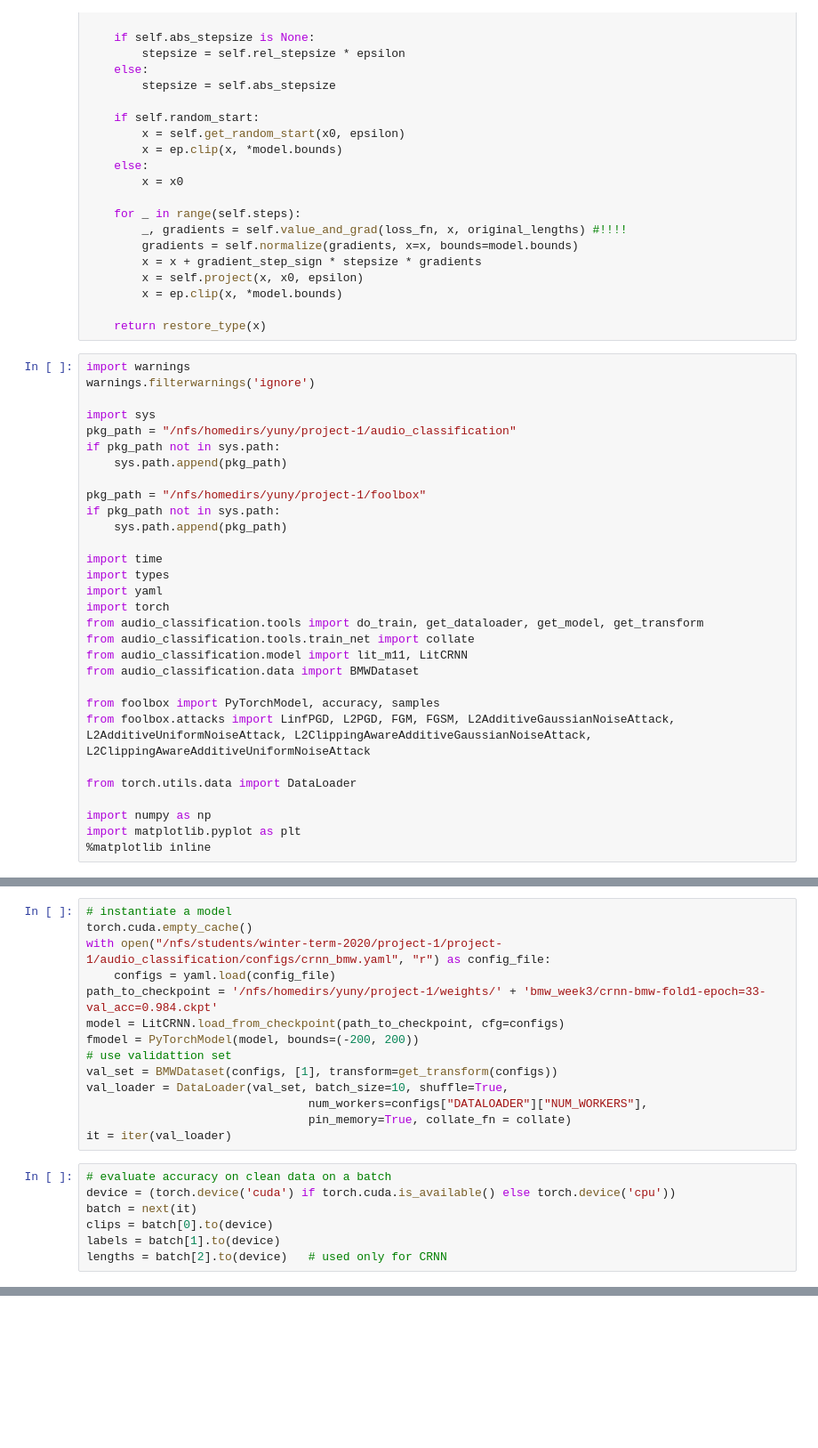
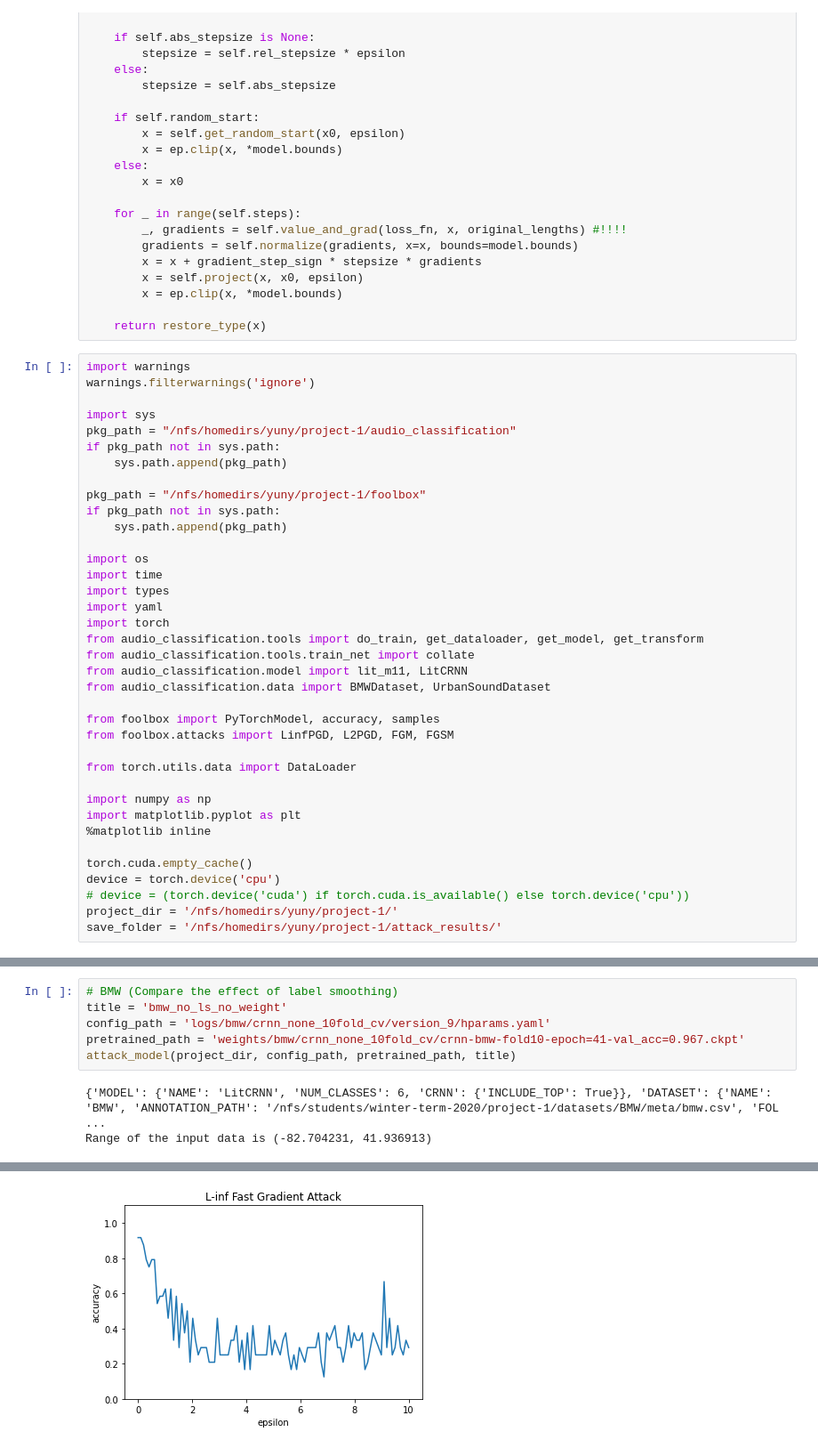
Before and after one commit to Vardanush/Robust-audio-classification, a Jupyter notebook: notebooks/foolbox_attacks.ipynb, the cells around one changed output, grey strips where cells are left out. Shown at 89% size. Saved outputs shown, nothing was run; the diff lists cells and outputs as text; blank space fills up the shorter version.

Commit message:
modify foolbox attack

```diff
--- a/notebooks/foolbox_attacks.ipynb
+++ b/notebooks/foolbox_attacks.ipynb
@@ -95,6 +95,7 @@ pkg_path = "/nfs/homedirs/yuny/project-1/foolbox"
 if pkg_path not in sys.path:
     sys.path.append(pkg_path)
 
+import os
 import time
 import types
 import yaml
@@ -102,13 +103,19 @@ import torch
 from audio_classification.tools import do_train, get_dataloader, get_model, get_transform
 from audio_classification.tools.train_net import collate
 from audio_classification.model import lit_m11, LitCRNN
-from audio_classification.data import BMWDataset
+from audio_classification.data import BMWDataset, UrbanSoundDataset
 
 from foolbox import PyTorchModel, accuracy, samples
-from foolbox.attacks import LinfPGD, L2PGD, FGM, FGSM, L2AdditiveGaussianNoiseAttack, L2AdditiveUniformNoiseAttack, L2ClippingAwareAdditiveGaussianNoiseAttack, L2ClippingAwareAdditiveUniformNoiseAttack
+from foolbox.attacks import LinfPGD, L2PGD, FGM, FGSM
 
 from torch.utils.data import DataLoader
 
 import numpy as np
 import matplotlib.pyplot as plt
 %matplotlib inline
+
+torch.cuda.empty_cache()
+device = torch.device('cpu')
+# device = (torch.device('cuda') if torch.cuda.is_available() else torch.device('cpu'))
+project_dir = '/nfs/homedirs/yuny/project-1/'
+save_folder = '/nfs/homedirs/yuny/project-1/attack_results/'
@@ -117,21 +121,0 @@ Training on device cuda.
-# %%
-# instantiate a model
-torch.cuda.empty_cache()
-with open("/nfs/students/winter-term-2020/project-1/project-1/audio_classification/configs/crnn_bmw.yaml", "r") as config_file:
-    configs = yaml.load(config_file)
-path_to_checkpoint = '/nfs/homedirs/yuny/project-1/weights/' + 'bmw_week3/crnn-bmw-fold1-epoch=33-val_acc=0.984.ckpt'
-model = LitCRNN.load_from_checkpoint(path_to_checkpoint, cfg=configs)
-fmodel = PyTorchModel(model, bounds=(-200, 200))
-# use validattion set
-val_set = BMWDataset(configs, [1], transform=get_transform(configs))
-val_loader = DataLoader(val_set, batch_size=10, shuffle=True,
-                                num_workers=configs["DATALOADER"]["NUM_WORKERS"],
-                                pin_memory=True, collate_fn = collate)
-it = iter(val_loader)
-# %%
-# evaluate accuracy on clean data on a batch
-device = (torch.device('cuda') if torch.cuda.is_available() else torch.device('cpu'))
-batch = next(it)
-clips = batch[0].to(device)
-labels = batch[1].to(device)
-lengths = batch[2].to(device)   # used only for CRNN
@@ -137,0 +193,9 @@ lengths = batch[2].to(device)   # used only for CRNN
+# %%
+# BMW (Compare the effect of label smoothing)
+title = 'bmw_no_ls_no_weight'
+config_path = 'logs/bmw/crnn_none_10fold_cv/version_9/hparams.yaml'
+pretrained_path = 'weights/bmw/crnn_none_10fold_cv/crnn-bmw-fold10-epoch=41-val_acc=0.967.ckpt'
+attack_model(project_dir, config_path, pretrained_path, title)
+# %% [output]
+{'MODEL': {'NAME': 'LitCRNN', 'NUM_CLASSES': 6, 'CRNN': {'INCLUDE_TOP': True}}, 'DATASET': {'NAME': 'BMW', 'ANNOTATION_PATH': '/nfs/students/winter-term-2020/project-1/datasets/BMW/meta/bmw.csv', 'FOL ...
+Range of the input data is (-82.704231, 41.936913)
@@ -137,0 +215 @@ lengths = batch[2].to(device)   # used only for CRNN
+[figure, added]
```
Also changed, not shown: parts of 23 cells of this notebook, 21 other files.
